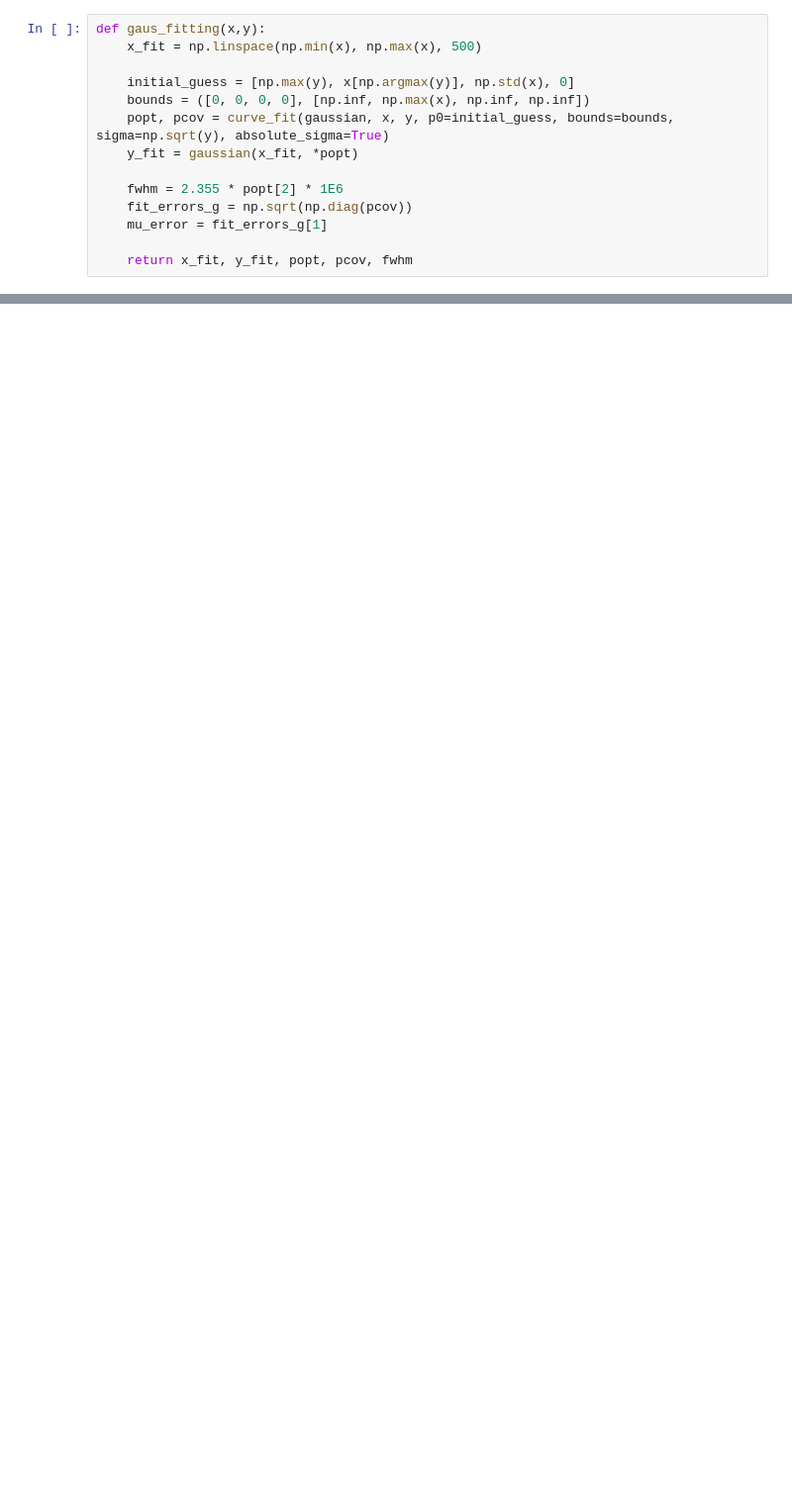
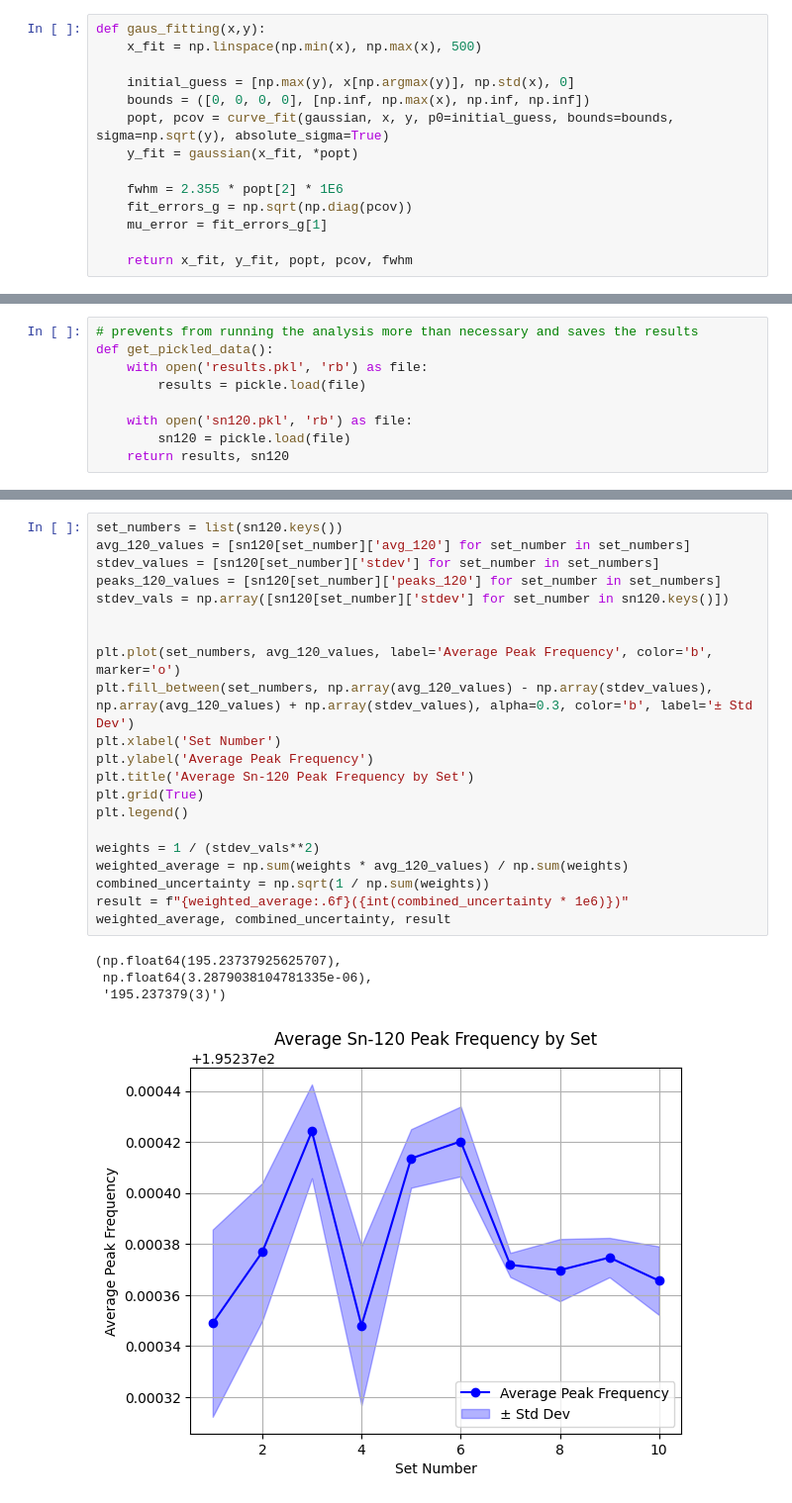
Before and after one commit to mirhex-toldex/desiree_analysis, a Jupyter notebook: Snanalysis2025.ipynb, the cells around one changed output, grey strips where cells are left out. Shown: that part at 99% size. Cells and saved outputs as stored; diff of their text form; blank space fills up the shorter version.

```diff
--- a/Snanalysis2025.ipynb
+++ b/Snanalysis2025.ipynb
@@ -143,0 +230,9 @@ single_set()
+# %%
+# prevents from running the analysis more than necessary and saves the results
+def get_pickled_data():
+    with open('results.pkl', 'rb') as file:
+        results = pickle.load(file)
+
+    with open('sn120.pkl', 'rb') as file:
+        sn120 = pickle.load(file)
+    return results, sn120
@@ -143,0 +246,26 @@ single_set()
+# %%
+set_numbers = list(sn120.keys())
+avg_120_values = [sn120[set_number]['avg_120'] for set_number in set_numbers]
+stdev_values = [sn120[set_number]['stdev'] for set_number in set_numbers]
+peaks_120_values = [sn120[set_number]['peaks_120'] for set_number in set_numbers]
+stdev_vals = np.array([sn120[set_number]['stdev'] for set_number in sn120.keys()])
+
+
+plt.plot(set_numbers, avg_120_values, label='Average Peak Frequency', color='b', marker='o')
+plt.fill_between(set_numbers, np.array(avg_120_values) - np.array(stdev_values), np.array(avg_120_values) + np.array(stdev_values), alpha=0.3, color='b', label='± Std Dev')
+plt.xlabel('Set Number')
+plt.ylabel('Average Peak Frequency')
+plt.title('Average Sn-120 Peak Frequency by Set')
+plt.grid(True)
+plt.legend()
+
+weights = 1 / (stdev_vals**2)
+weighted_average = np.sum(weights * avg_120_values) / np.sum(weights)
+combined_uncertainty = np.sqrt(1 / np.sum(weights))
+result = f"{weighted_average:.6f}({int(combined_uncertainty * 1e6)})"
+weighted_average, combined_uncertainty, result
+# %% [output]
+(np.float64(195.23737925625707),
+ np.float64(3.2879038104781335e-06),
+ '195.237379(3)')
+[figure, added]
```
Also changed, not shown: parts of 13 cells of this notebook, 1 other file.
